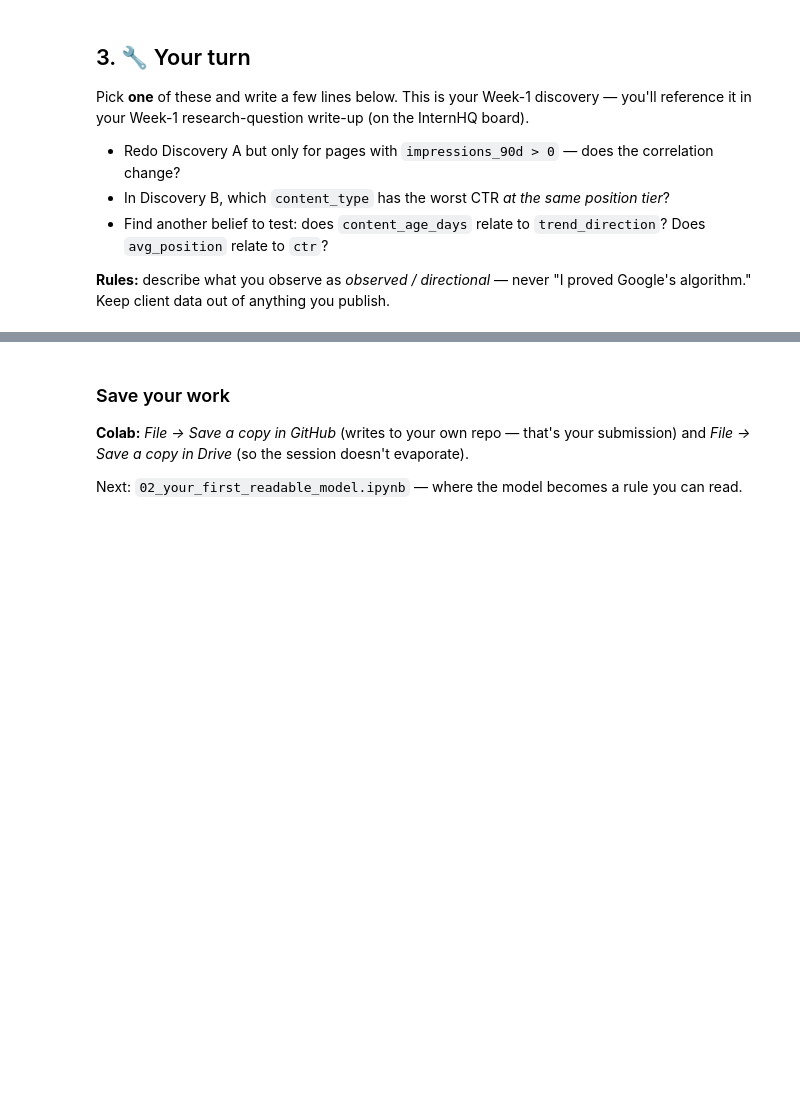
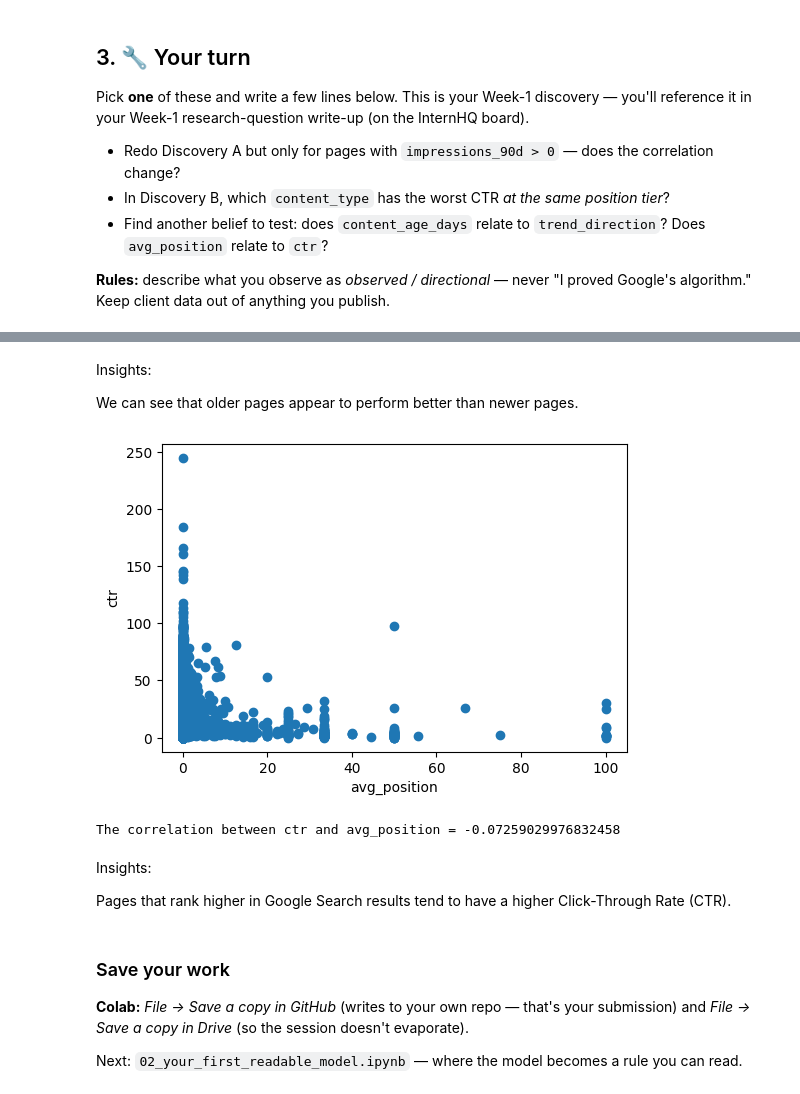
Before and after one commit to Anya10032004/flyrank-ml-internship-starter, a Jupyter notebook: notebooks/01_first_look_and_discovery.ipynb, the cells around one changed output, grey strips where cells are left out. Drawn from its saved outputs; the diff is of its cells as text; code cells hidden in the pictures; blank space fills up the shorter version.

```diff
--- a/notebooks/01_first_look_and_discovery.ipynb
+++ b/notebooks/01_first_look_and_discovery.ipynb
@@ -227,3 +250,31 @@ df[df['position_tier'] == 'deep'][['ctr', 'content_type']].sort_values('ctr')
+# %% [markdown]
+Insights:
+
+We can see that older pages appear to perform better than newer pages.
+# %%
+# Does `avg_position` relate to `ctr`?
+import matplotlib.pyplot as plt
+corr = df["ctr"].corr(df["avg_position"])
+avg = []
+ctr = []
+for a in range(0, df.shape[0]):
+    avg.append(df.loc[a, 'avg_position'])
+    ctr.append(df.loc[a, 'ctr'])
+
+plt.figure(figsize = (6, 4))
+plt.scatter(ctr, avg)
+plt.xlabel('avg_position')
+plt.ylabel('ctr')
+plt.show()
+
+print(f"The correlation between ctr and avg_position = {corr}")
+# %% [output]
+[figure, added]
+The correlation between ctr and avg_position = -0.07259029976832458
+# %% [markdown]
+Insights:
+
+Pages that rank higher in Google Search results tend to have a higher Click-Through Rate (CTR).
 # %% [markdown]
 ### Save your work
 **Colab:** *File → Save a copy in GitHub* (writes to your own repo — that's your submission) and *File → Save a copy in Drive* (so the session doesn't evaporate).
```
Also changed, not shown: parts of 6 cells of this notebook.
